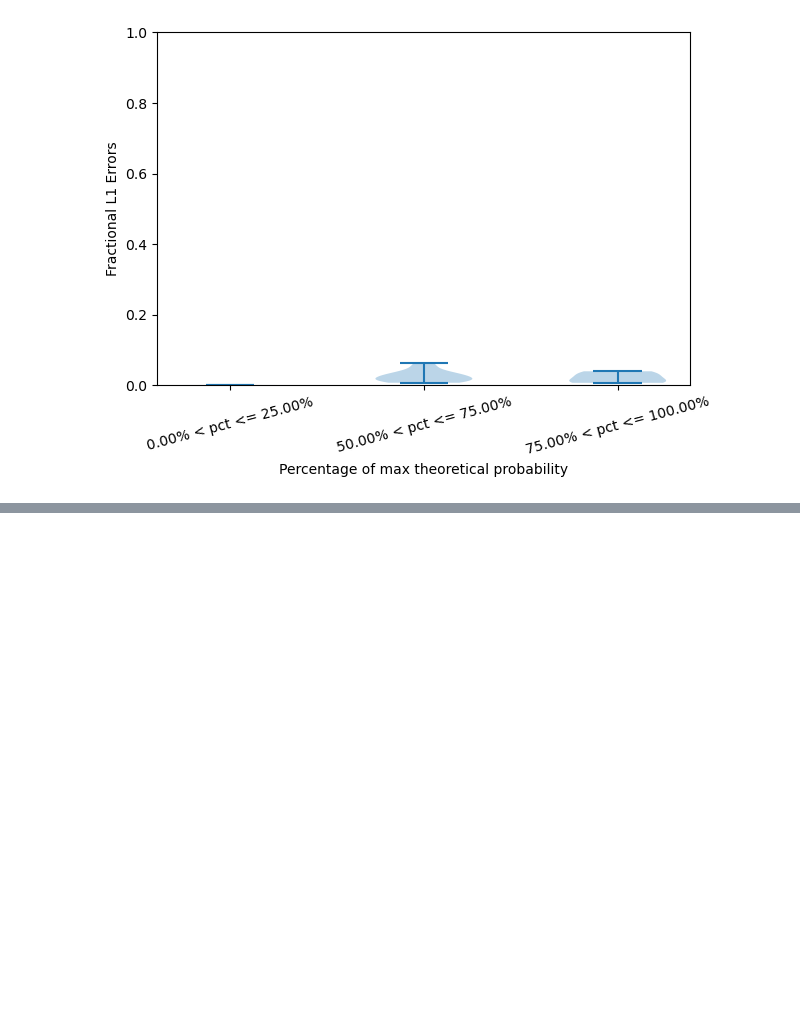
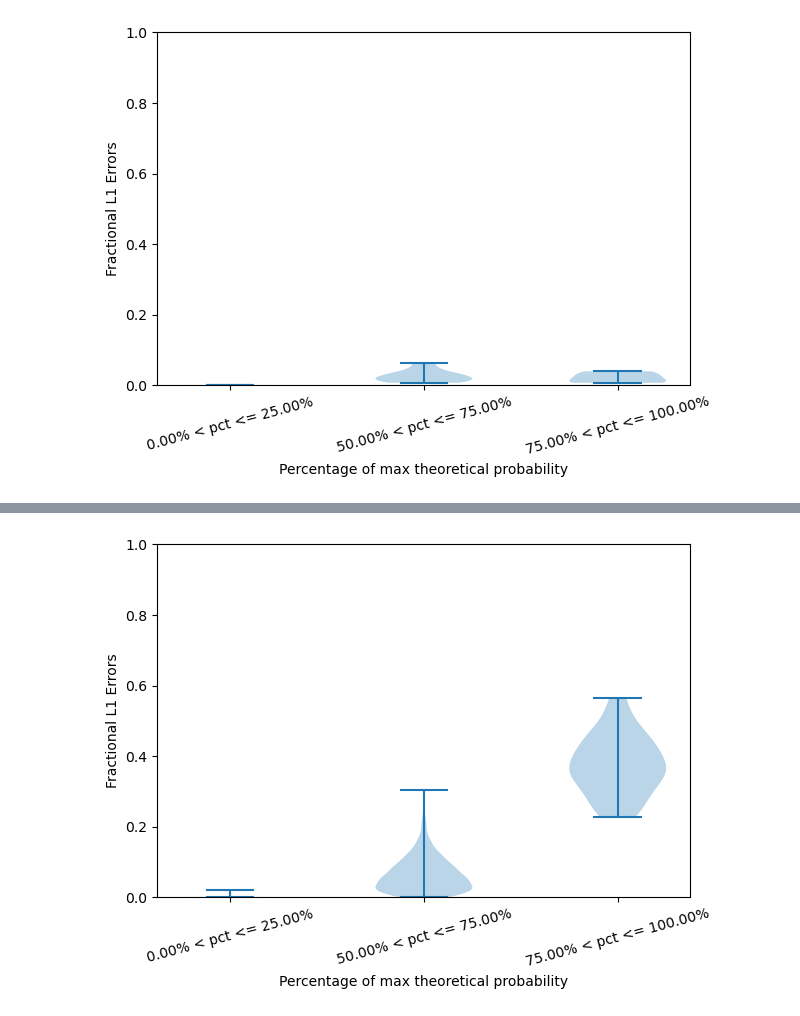
Before and after one commit to JosephRRB/GFlowNets_on_SpinFoams, a Jupyter notebook: GFlowNet Experiments on Hypergrid.ipynb, the cells around one changed output, grey strips where cells are left out. Cells and saved outputs as stored; diff of their text form; code cells hidden in the pictures; blank space fills up the shorter version.

```diff
--- a/GFlowNet Experiments on Hypergrid.ipynb
+++ b/GFlowNet Experiments on Hypergrid.ipynb
@@ -144,0 +208,8 @@ errors = _plot_l1_errors_per_probability_interval(
+# %%
+agent_distr = runner._get_normalized_agent_sample_distribution(50000)
+# %%
+errors = _plot_l1_errors_per_probability_interval(
+    agent_distr.numpy(), env_distr.numpy(), n_intervals=4
+)
+# %% [output]
+[figure, added]
```
Also changed, not shown: parts of 14 cells of this notebook.
